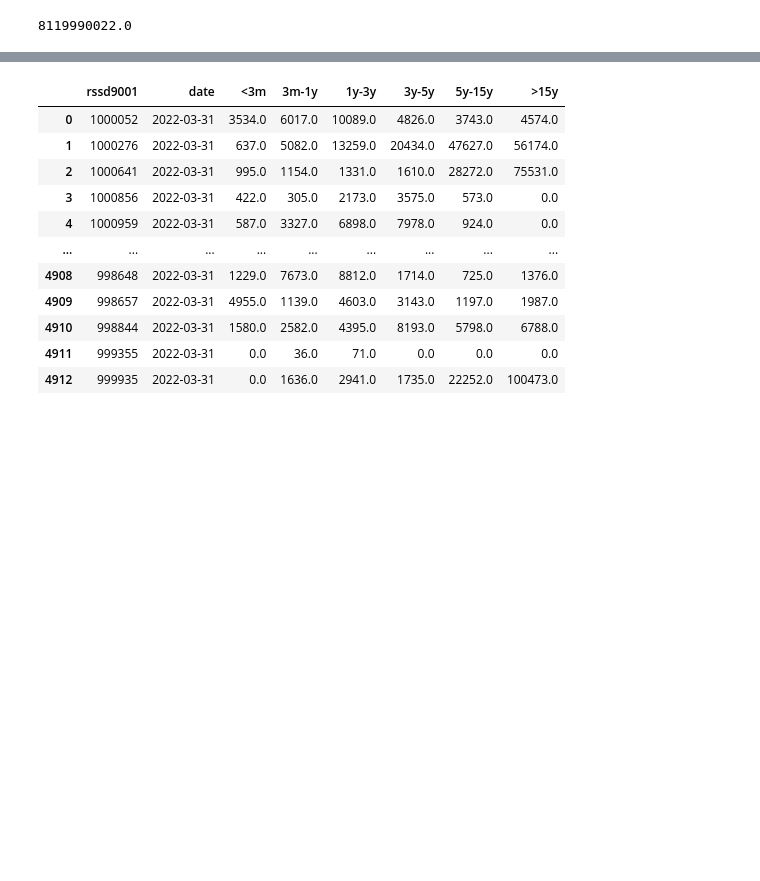
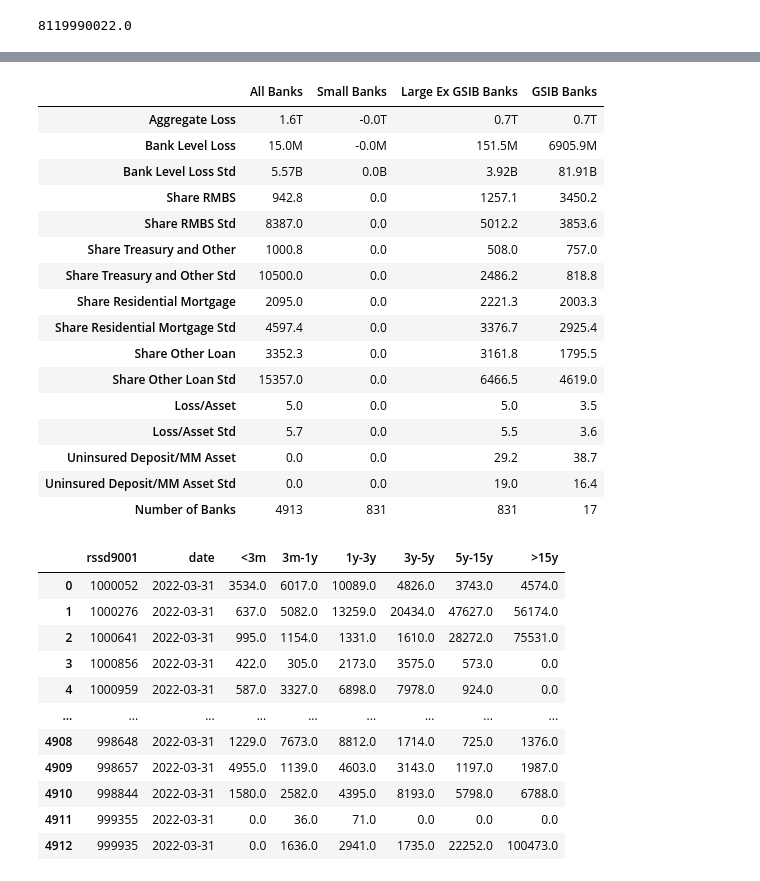
Before and after one commit to aadideshpande/svb-failure-case-study, a Jupyter notebook: src/03_example.ipynb, the cells around one changed output, grey strips where cells are left out. Cells and saved outputs as stored; diff of their text form; code cells hidden in the pictures; blank space fills up the shorter version.

Commit message:
add jupyter notebook for table 1 (mtm losses)

```diff
--- a/src/03_example.ipynb
+++ b/src/03_example.ipynb
@@ -401,3 +494,42 @@ uninsured_deposit['uninsured_deposits'].sum()
+# %%
+bank_losses_large = helper_functions.calculate_losses(
+    treasury_prices, df_RMBS_large_ex_GSIB, df_loans_large_ex_GSIB, df_treasuries_large_ex_GSIB, df_other_loans_large_ex_GSIB, df_asset_large_ex_GSIB, rmbs_multiplier
+)
+# %%
+bank_losses_small = helper_functions.calculate_losses(
+    treasury_prices, df_RMBS_small, df_loans_small, df_treasuries_small, df_other_loans_small, df_asset_large_ex_GSIB, rmbs_multiplier
+)
+# %%
+uninsured_deposit_mm_asset_small = helper_functions.calculate_uninsured_deposit_mm_asset(uninsured_deposit_small, bank_losses_small)
+uninsured_deposit_mm_asset_large_ex_GSIB = helper_functions.calculate_uninsured_deposit_mm_asset(uninsured_deposit_large_ex_GSIB, bank_losses_large)
+uninsured_deposit_mm_asset_GSIB = helper_functions.calculate_uninsured_deposit_mm_asset(uninsured_deposit_GSIB, bank_losses_gsib)
+# %%
+importlib.reload(helper_functions)
+final_stats = helper_functions.final_statistic_table(bank_losses, un_mm_ratio, None)
+final_stats_small = helper_functions.final_statistic_table(bank_losses_small, uninsured_deposit_mm_asset_small, None, index_name = 'Small Banks')
+final_stats_large_ex_GSIB = helper_functions.final_statistic_table(bank_losses_large, uninsured_deposit_mm_asset_large_ex_GSIB, None, index_name = 'Large Ex GSIB Banks')
+final_stats_GSIB = helper_functions.final_statistic_table(bank_losses_gsib, uninsured_deposit_mm_asset_GSIB, None, index_name = 'GSIB Banks')
+# %%
+table_1 = pd.concat([final_stats, final_stats_small, final_stats_large_ex_GSIB, final_stats_GSIB], axis=1)
+table_1
+# %% [output]
+|  | All Banks | Small Banks | Large Ex GSIB Banks | GSIB Banks |
+| Aggregate Loss | 1.6T | -0.0T | 0.7T | 0.7T |
+| Bank Level Loss | 15.0M | -0.0M | 151.5M | 6905.9M |
+| Bank Level Loss Std | 5.57B | 0.0B | 3.92B | 81.91B |
+| Share RMBS | 942.8 | 0.0 | 1257.1 | 3450.2 |
+| Share RMBS Std | 8387.0 | 0.0 | 5012.2 | 3853.6 |
+| Share Treasury and Other | 1000.8 | 0.0 | 508.0 | 757.0 |
+| Share Treasury and Other Std | 10500.0 | 0.0 | 2486.2 | 818.8 |
+| Share Residential Mortgage | 2095.0 | 0.0 | 2221.3 | 2003.3 |
+| Share Residential Mortgage Std | 4597.4 | 0.0 | 3376.7 | 2925.4 |
+| Share Other Loan | 3352.3 | 0.0 | 3161.8 | 1795.5 |
+| Share Other Loan Std | 15357.0 | 0.0 | 6466.5 | 4619.0 |
+| Loss/Asset | 5.0 | 0.0 | 5.0 | 3.5 |
+| Loss/Asset Std | 5.7 | 0.0 | 5.5 | 3.6 |
+| Uninsured Deposit/MM Asset | 0.0 | 0.0 | 29.2 | 38.7 |
+| Uninsured Deposit/MM Asset Std | 0.0 | 0.0 | 19.0 | 16.4 |
+| Number of Banks | 4913 | 831 | 831 | 17 |
 # %%
 importlib.reload(data_preprocessing)
 df_rmbs_gsib, df_rmbs_large, df_rmbs_small = data_preprocessing.get_partitioned_data(df_rmbs, GSIB, asset_large_ex_GSIB, asset_small)
```
Also changed, not shown: parts of 20 cells of this notebook, 1 other file.
